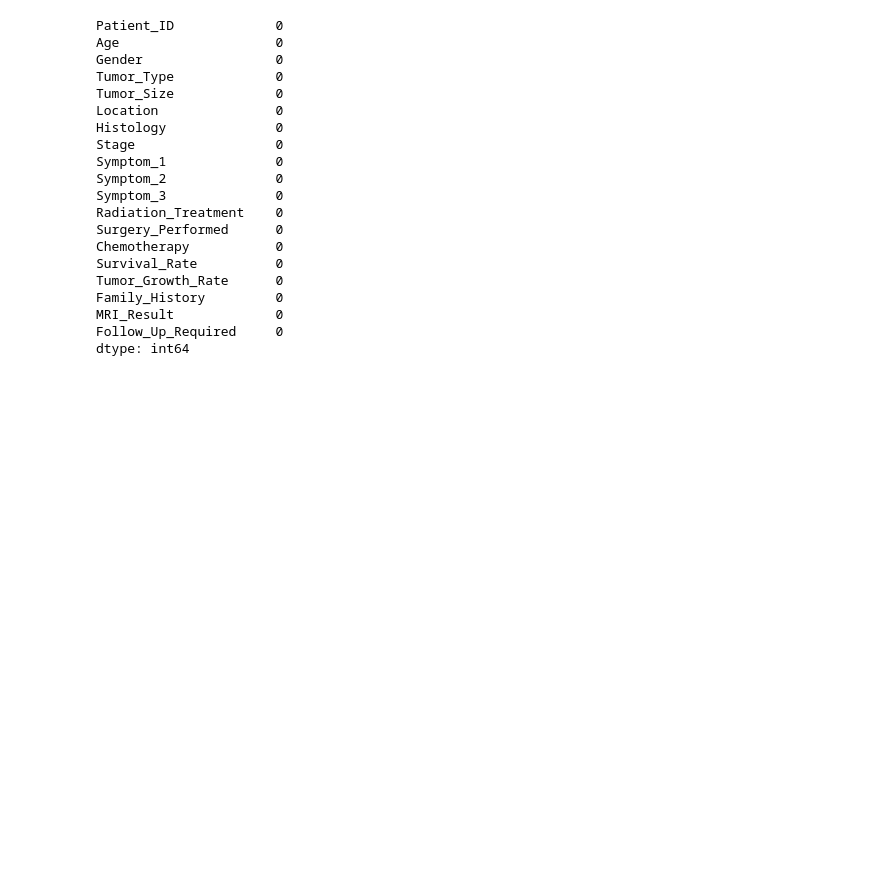
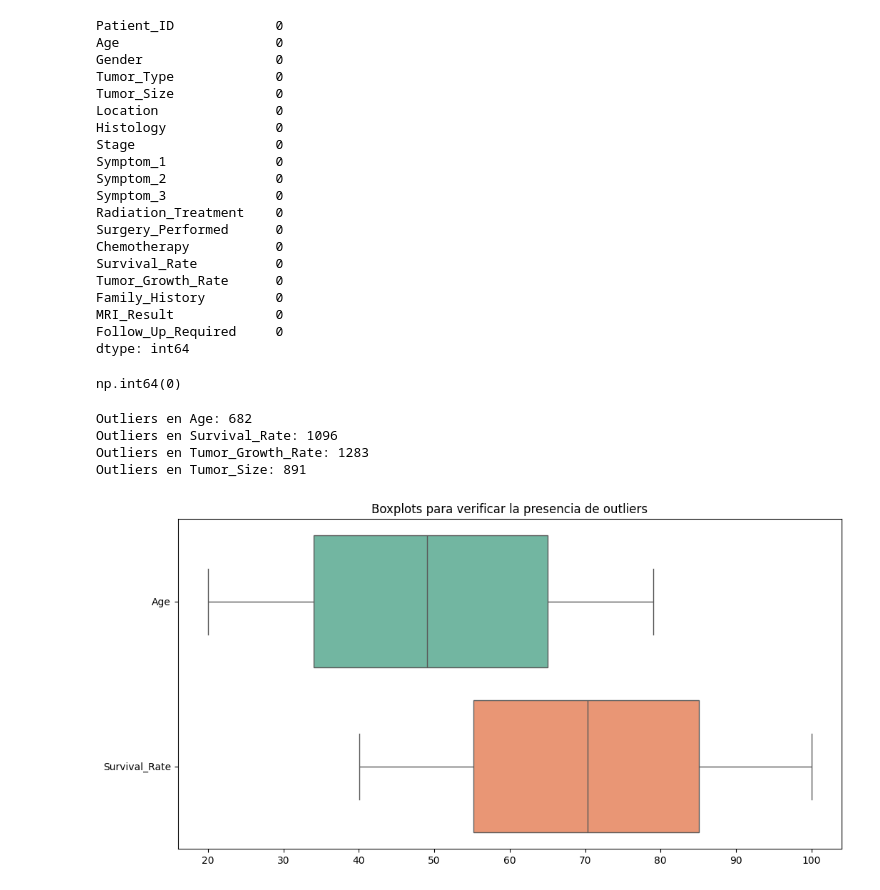
Before and after one commit to Federico-Vichachi/brain-tumor-analysis, a Jupyter notebook: notebooks/01_data_wrangling.ipynb, the cells around one changed output. Cells and saved outputs as stored; diff of their text form; code cells hidden in the pictures; blank space fills up the shorter version.

Commit message:
analyze the presence of outliers with boxplots

```diff
--- a/notebooks/01_data_wrangling.ipynb
+++ b/notebooks/01_data_wrangling.ipynb
@@ -102,3 +105,10 @@ Family_History         0
 MRI_Result             0
 Follow_Up_Required     0
 dtype: int64
+# %%
+df.duplicated().sum()
+# %% [output]
+np.int64(0)
+# %%
+numeric_cols = ["Age", "Survival_Rate", "Tumor_Growth_Rate", "Tumor_Size"]
+df[numeric_cols] = df[numeric_cols].apply(pd.to_numeric)
@@ -104,0 +124,19 @@ dtype: int64
+# %%
+numeric_columns_1 = numeric_cols[:2]
+numeric_columns_2 = numeric_cols[2:]
+# %%
+for col in numeric_cols:
+    outliers = calculate_outliers(col)
+    print(f"Outliers en {col}: {len(outliers)}")
+# %% [output]
+Outliers en Age: 682
+Outliers en Survival_Rate: 1096
+Outliers en Tumor_Growth_Rate: 1283
+Outliers en Tumor_Size: 891
+# %%
+plt.figure(figsize=(12, 6))
+sns.boxplot(data=df[numeric_columns_1], orient="h", palette="Set2", showfliers=True)
+plt.title("Boxplots para verificar la presencia de outliers")
+plt.show()
+# %% [output]
+[figure, added]
```
Also changed, not shown: parts of 3 cells of this notebook, 1 other file.
